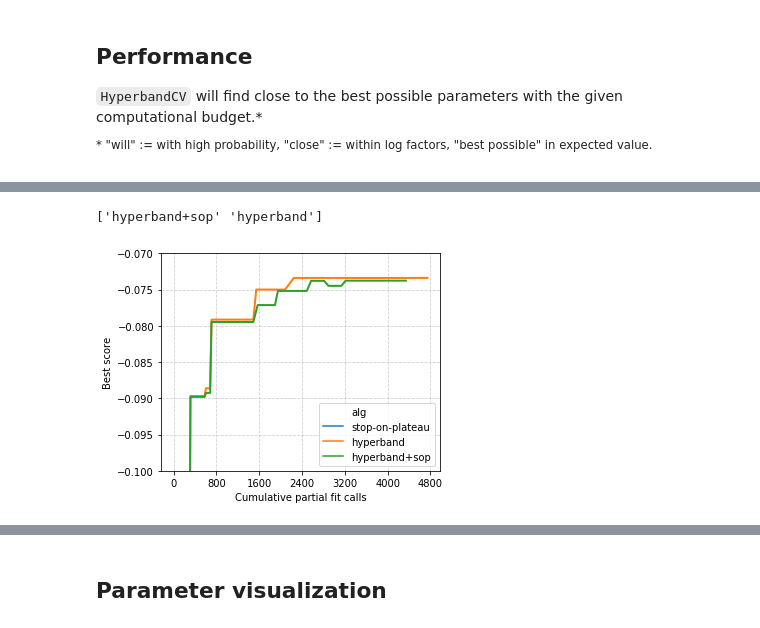
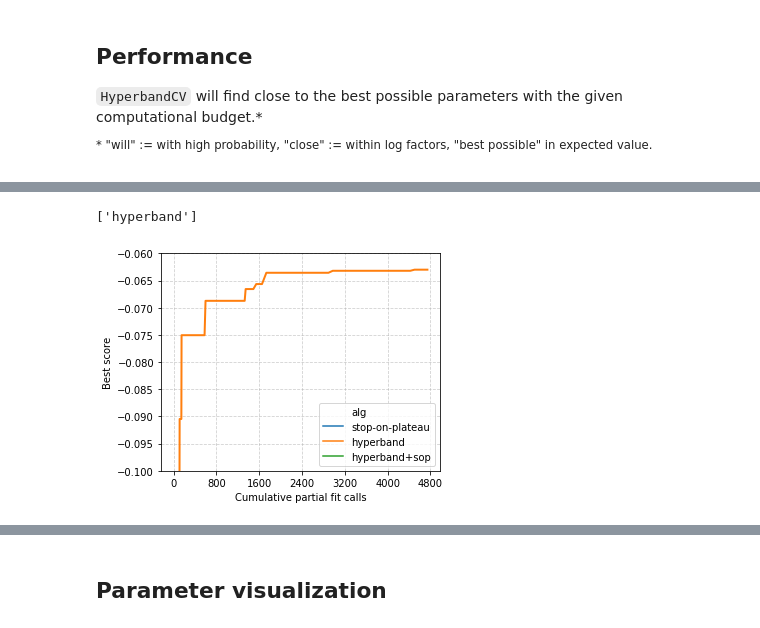
Before and after one commit to stsievert/dask-hyperband-comparison, a Jupyter notebook: image-denoising/Visualize-repeats.ipynb, the cells around one changed output, grey strips where cells are left out. Cells and saved outputs as stored; diff of their text form; code cells hidden in the pictures.

```diff
--- a/image-denoising/Visualize-repeats.ipynb
+++ b/image-denoising/Visualize-repeats.ipynb
@@ -18,7 +18,7 @@ def read_json(filename):
 DIR = f"./out/{today}/"
 DIR = f"{today}/out/"
 DIR = "./"
-DIR = ""
+# DIR = f"{today}"
 
 # list of arrays with each score/time/etc. Each model entered more than once.
 
@@ -26,7 +26,7 @@ DIR = ""
 ALGS = [
 #     "passive",
 #     "patience",
-    "hyperband-w-patience",
+#     "hyperband-w-patience",
     "hyperband",
 ]
 RAND_STATES = range(152, 152 + 1)
@@ -135,6 +125,7 @@ def shape_history(history, **kwargs):
         out += [{"best_score": max(scores.values()),
                  "elapsed_wall_time": row["elapsed_wall_time"] - start,
                  "cumulative_partial_fit_calls": sum(pf_calls.values()),
+                 "bracket": row["bracket"],
                  **kwargs}]
     return out
 # %%
@@ -171,36 +162,36 @@ import matplotlib.pyplot as plt
 # plt.style.use()
 
 show = df.copy()
 idx = show.alg == "patience"
 show.loc[idx, "alg"] = "stop-on-plateau"
 idx = show.alg == "hyperband-w-patience"
 show.loc[idx, "alg"] = "hyperband+sop"
 print(show.alg.unique())
 
 # algs = ["passive", "stop-on-plateau", "hyperband", "hyperband+sop"]
 algs = ["stop-on-plateau", "hyperband", "hyperband+sop"]
 
 # show["Passes through data"] = df["cumulative_partial_fit_calls"] / 3
 fig, ax = plt.subplots(figsize=(5, 4))
 ax = sns.lineplot(
     data=show,
     x="cumulative_partial_fit_calls",
     y="best_score",
     hue="alg",
     hue_order=algs,
     ci=None,
     linewidth=2,
     ax=ax,
 )
-ax.set_ylim(-0.10, -0.07)
+ax.set_ylim(-0.10, -0.06)
 ax.grid(linestyle="--", alpha=0.6)
 ax.set_ylabel("Best score")
 ax.set_xlabel("Cumulative partial fit calls")
 ax.xaxis.set_major_locator(plt.MaxNLocator(8))
 # plt.savefig(f"{today}-cum-calls.svg", bbox_inches="tight")
 # %% [output]
-['hyperband+sop' 'hyperband']
+['hyperband']
-[figure, old version]
+[figure, new version]
 # %%
 # s = df[df.alg == "hyperband-w-patience"]
 # %%
```
Also changed, not shown: parts of 6 cells of this notebook, 4 other files.
